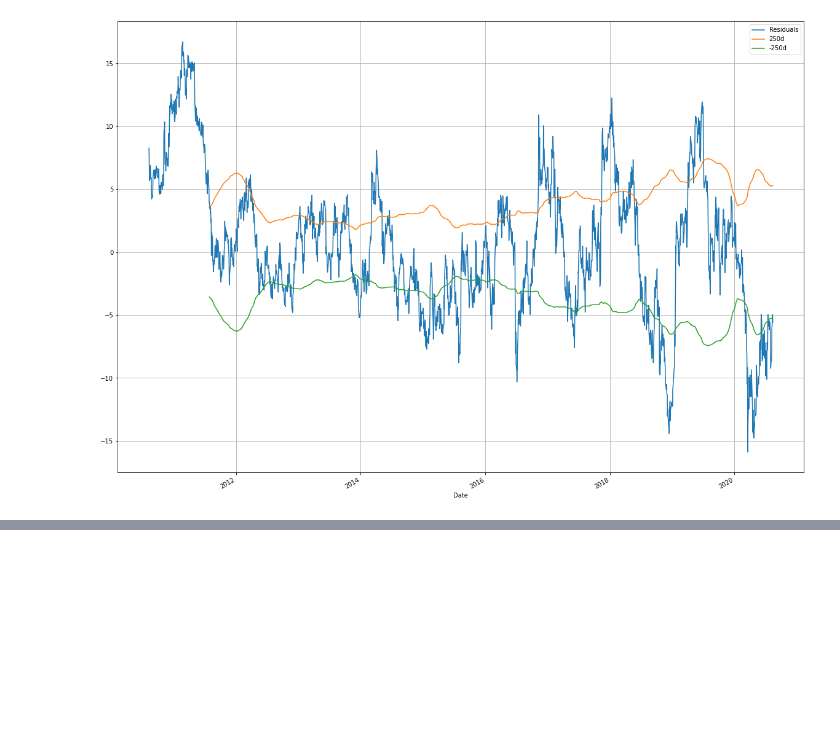
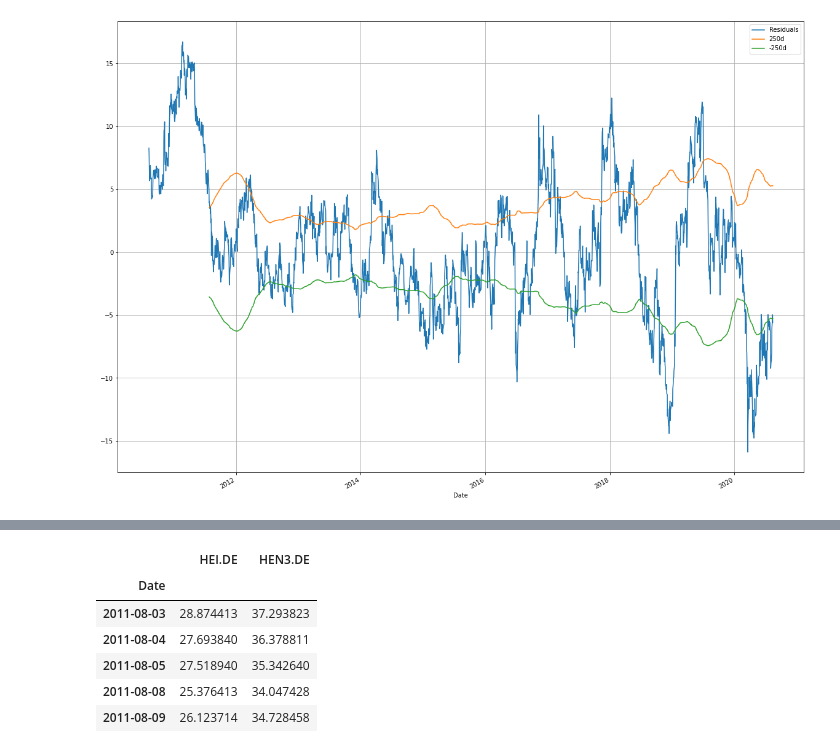
Before and after one commit to JoBe10/DAX-Cointegration, a Jupyter notebook: DAX_Cointegration_v2.ipynb, the cells around one changed output, grey strips where cells are left out. Saved outputs shown, nothing was run; the diff lists cells and outputs as text; code cells hidden in the pictures; blank space fills up the shorter version.

```diff
--- a/DAX_Cointegration_v2.ipynb
+++ b/DAX_Cointegration_v2.ipynb
@@ -397,0 +465,10 @@ hei_hen[['Residuals', '250d', '-250d']].plot(grid=True, figsize=(20,15))
+# %%
+hei_hen_2.head()
+# %% [output]
+|  | HEI.DE | HEN3.DE |
+| Date |  |  |
+| 2011-08-03 | 28.874413 | 37.293823 |
+| 2011-08-04 | 27.693840 | 36.378811 |
+| 2011-08-05 | 27.518940 | 35.342640 |
+| 2011-08-08 | 25.376413 | 34.047428 |
+| 2011-08-09 | 26.123714 | 34.728458 |
```
Also changed, not shown: parts of 9 cells of this notebook.
